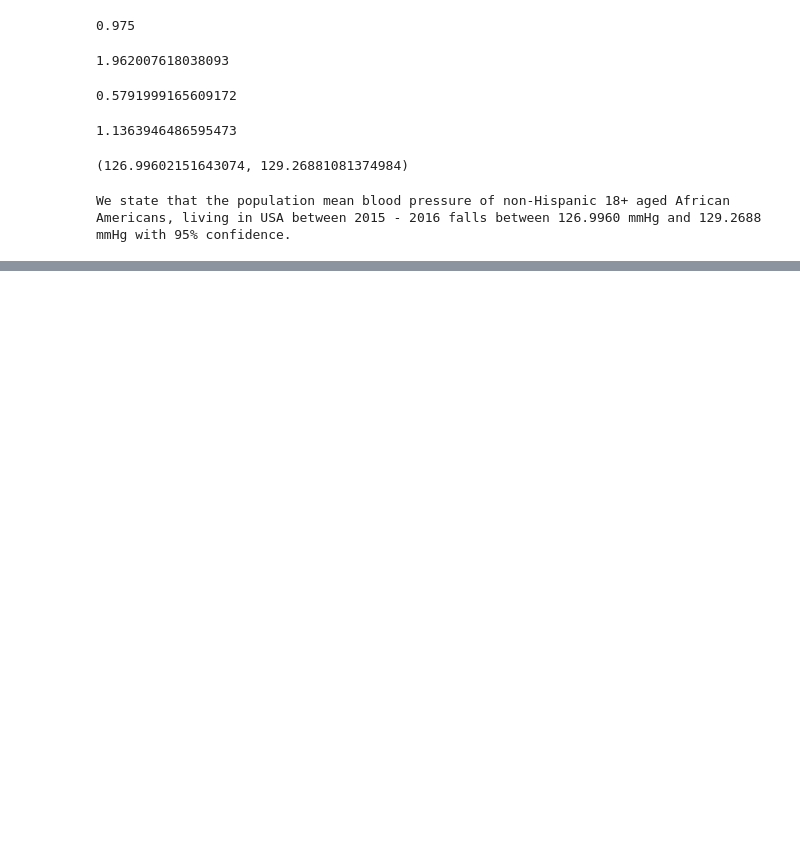
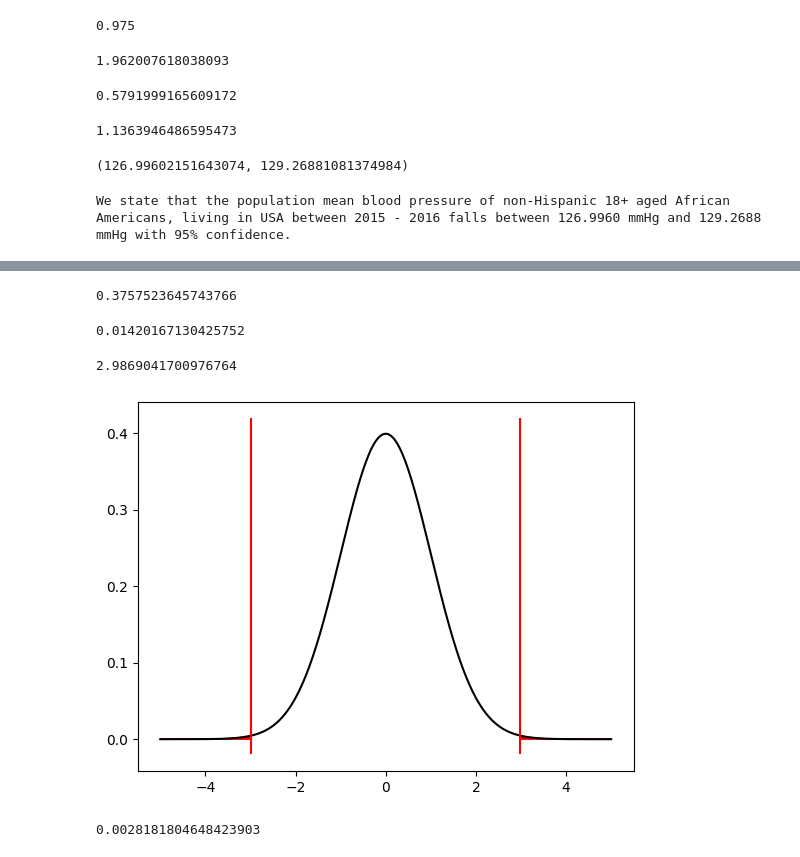
Before and after one commit to anoban/Inferential-Statistical-Analysis-with-Python, a Jupyter notebook: anoban/Descriptive Inference Examples for Single Variables Using Confidence Intervals.ipynb, the cells around one changed output, grey strips where cells are left out. Cells and saved outputs as stored; diff of their text form; code cells hidden in the pictures; blank space fills up the shorter version.

```diff
--- a/anoban/Descriptive Inference Examples for Single Variables Using Confidence Intervals.ipynb
+++ b/anoban/Descriptive Inference Examples for Single Variables Using Confidence Intervals.ipynb
@@ -186,0 +199,39 @@ We state that the population mean blood pressure of non-Hispanic 18+ aged Africa
+# %%
+# Our best estimate will be the sample proportion.
+
+best_est = (bpress > 130).mean()
+best_est
+# %% [output]
+0.3757523645743766
+# %%
+# test statistic = (best estimate - hypothesized estimate) / standard error
+# the standard error of the sample proportion
+
+stderr = np.sqrt(best_est * (1 - best_est) / bpress.size)
+stderr
+# %% [output]
+0.01420167130425752
+# %%
+# test statistic (z score, since this is a proportion)
+
+zstat = (best_est - (1 / 3)) / stderr
+zstat
+# %% [output]
+2.9869041700976764
+# %%
+z = np.linspace(-5, 5, num = 1000)
+zpdfs = norm.pdf(z)
+
+fig, axes = plt.subplots()
+axes.plot(z, zpdfs, color = "black")
+ymin, ymax = axes.get_ybound()
+axes.vlines([-zstat, zstat], ymin, ymax, color = "red")
+axes.fill_between(x = z, y1 = 0, y2 = zpdfs, where = (z <= -zstat) | (z >= zstat), color = "red")
+plt.show()
+# %% [output]
+[figure, added]
+# %%
+p = 2 * (1 - norm.cdf(zstat))
+p
+# %% [output]
+0.0028181804648423903
```
Also changed, not shown: parts of 10 cells of this notebook.
